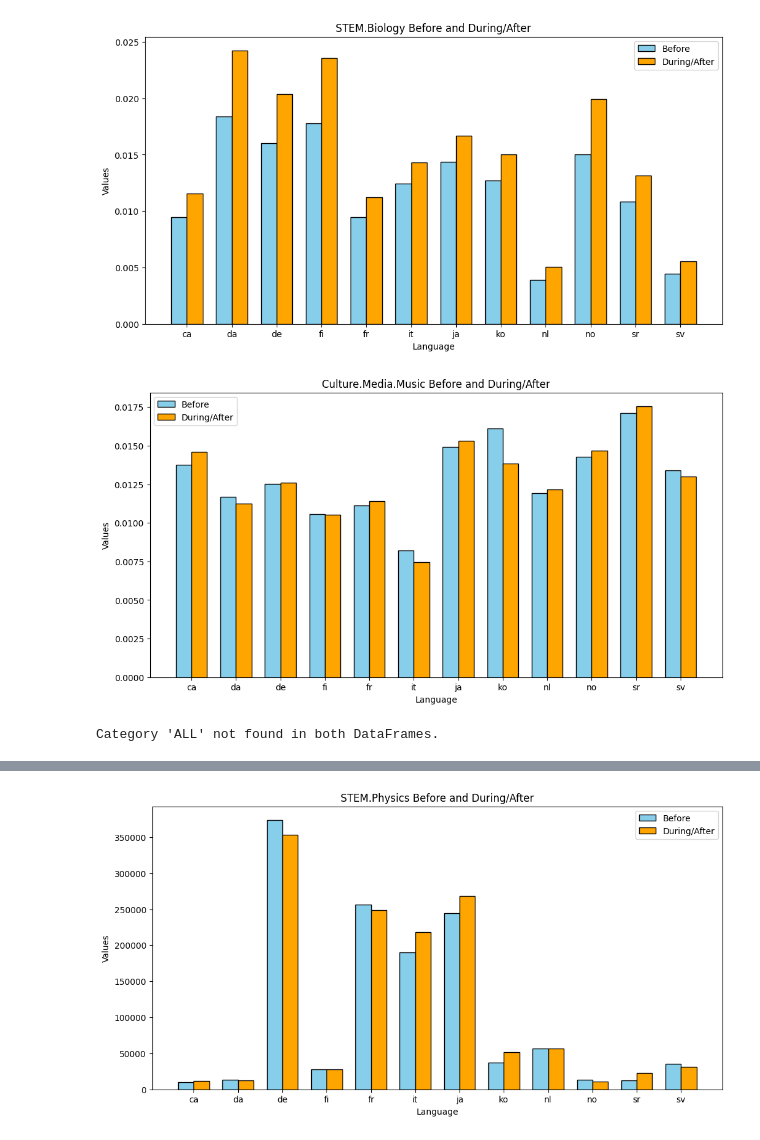
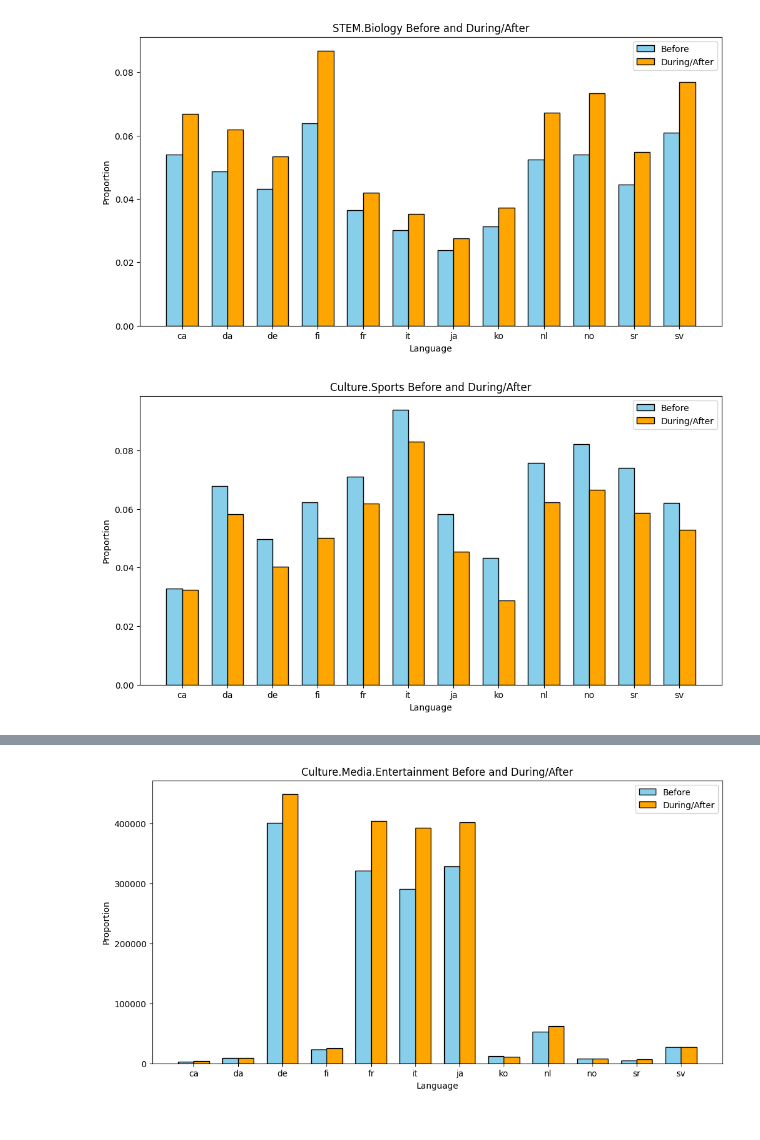
Before and after one commit to epfl-ada/ada-2023-project-rablashijupa, a Jupyter notebook: Step 2.ipynb, the cells around one changed output, grey strips where cells are left out. Drawn from its saved outputs; the diff is of its cells as text; code cells hidden in the pictures.

```diff
--- a/Step 2.ipynb
+++ b/Step 2.ipynb
@@ -359,0 +213,12 @@ display(df_timeseries_aft)
+# %%
+duplicates_A = pre_covid_df[pre_covid_df.duplicated(subset=['language', 'topic'], keep=False)]
+pre_covid_df_agg = pre_covid_df.groupby(['language', 'topic']).median().reset_index()
+df_topics_before = pre_covid_df_agg.pivot(index='language', columns='topic', values='proportion').reset_index()
+duplicates_B = covid_df[covid_df.duplicated(subset=['language', 'topic'], keep=False)]
+covid_df_agg = covid_df.groupby(['language', 'topic']).median().reset_index()
+df_topics_during = covid_df_agg.pivot(index='language', columns='topic', values='proportion').reset_index()
+
+df_topics_during.rename(columns = {'language' : 'lang_prefix'}, inplace = True)
+df_topics_before.rename(columns = {'language' : 'lang_prefix'}, inplace = True)
+display(df_topics_before)
+display(df_topics_during)
@@ -389,8 +337,8 @@ topic_mapping = {
 
 mapped_timeseries_df_aft = pd.DataFrame(columns=['STEM', 'History and Society', 'Geography', 'Culture'])
 for category, sub_topics in topic_mapping.items():
-    mapped_timeseries_df_aft[category] = df_timeseries_aft[sub_topics].sum(axis=1)
-mapped_timeseries_df_aft['lang_prefix'] = df_timeseries_aft['lang_prefix']
+    mapped_timeseries_df_aft[category] = df_topics_during[sub_topics].sum(axis=1)
+mapped_timeseries_df_aft['lang_prefix'] = df_topics_during['lang_prefix']
 
 display(mapped_timeseries_df_aft)
 # %% [output]
@@ -410,8 +358,8 @@ display(mapped_timeseries_df_aft)
 # %%
 mapped_timeseries_df_bef = pd.DataFrame(columns=['STEM', 'History and Society', 'Geography', 'Culture'])
 for category, sub_topics in topic_mapping.items():
-    mapped_timeseries_df_bef[category] = df_timeseries_bef[sub_topics].sum(axis=1)
-mapped_timeseries_df_bef['lang_prefix'] = df_timeseries_bef['lang_prefix']
+    mapped_timeseries_df_bef[category] = df_topics_before[sub_topics].sum(axis=1)
+mapped_timeseries_df_bef['lang_prefix'] = df_topics_before['lang_prefix']
 
 display(mapped_timeseries_df_bef)
 # %% [output]
@@ -453,6 +394,6 @@ plt.show()
 # %%
+# We plot the difference in proportion for each topic between before and during/after Covid
 def plot_before_after(df_bef, df_aft, category):
-    # Set 'lang_prefix' as the index for both DataFrames
     df_bef2 = df_bef.copy()
     df_aft2 = df_aft.copy()
     df_bef2.set_index('lang_prefix', inplace=True)
@@ -463,27 +404,21 @@ def plot_before_after(df_bef, df_aft, category):
         print(f"Category '{category}' not found in both DataFrames.")
         return
 
-    # Adjust the figsize based on your preference
     fig, ax = plt.subplots(figsize=(12, 6))
 
-    # Set the bar width for better visualization
     bar_width = 0.35
 
-    # Get the categories and their positions
     categories = df_bef2.index
     positions_bef = np.arange(len(categories))
     positions_aft = positions_bef + bar_width
 
-    # Plot the bar chart for df_bef
     ax.bar(positions_bef, df_bef2[category], width=bar_width, color='skyblue', edgecolor='black', label='Before')
 
-    # Plot the bar chart for df_aft
     ax.bar(positions_aft, df_aft2[category], width=bar_width, color='orange', edgecolor='black', label='During/After')
 
-    # Add titles and labels
     ax.set_title(f'{category} Before and During/After')
     ax.set_xlabel('Language')
-    ax.set_ylabel('Values')
+    ax.set_ylabel('Proportion')
     ax.set_xticks(positions_bef + bar_width / 2)
     ax.set_xticklabels(categories)
     ax.legend()
@@ -491,17 +426,11 @@ def plot_before_after(df_bef, df_aft, category):
     # Show the plot
     plt.show()
 
-# Example usage:
-# Replace df_timeseries_bef and df_timeseries_aft with your actual DataFrames
-plot_before_after(df_timeseries_bef.copy(), df_timeseries_aft.copy(), 'STEM.Biology')
+plot_before_after(df_topics_before.copy(), df_topics_during.copy(), 'STEM.Biology')
 # %% [output]
-[figure, old version]
+[figure, new version]
 # %%
-plot_before_after(df_timeseries_bef.copy(), df_timeseries_aft.copy(), 'Culture.Media.Music')
+plot_before_after(df_topics_before.copy(), df_topics_during.copy(), 'Culture.Sports')
 # %% [output]
-[figure, old version]
+[figure, new version]
-# %%
-plot_before_after(df_timeseries_bef.copy(), df_timeseries_aft.copy(), 'ALL')
-# %% [output]
-Category 'ALL' not found in both DataFrames.
 # %%
@@ -563,9 +494,10 @@ display(df_timeseries_aft_raw)
 | 11 | sv | 6.338884e+05 | 1.683335e+05 | 69795.639706 | 27947.568083 | ... |
 12 rows × 66 columns
 # %%
-plot_before_after(df_timeseries_bef_raw.copy(), df_timeseries_aft_raw.copy(), 'STEM.Physics')
+# Plot the difference in pageviews for a topic between before and during/after Covid
+plot_before_after(df_timeseries_bef_raw.copy(), df_timeseries_aft_raw.copy(), 'Culture.Media.Entertainment')
 # %% [output]
-[figure, old version]
+[figure, new version]
 # %%
 plot_before_after(df_timeseries_bef_raw.copy(), df_timeseries_aft_raw.copy(), 'total_pageviews')
 # %% [output]
```
Also changed, not shown: parts of 27 cells of this notebook.
